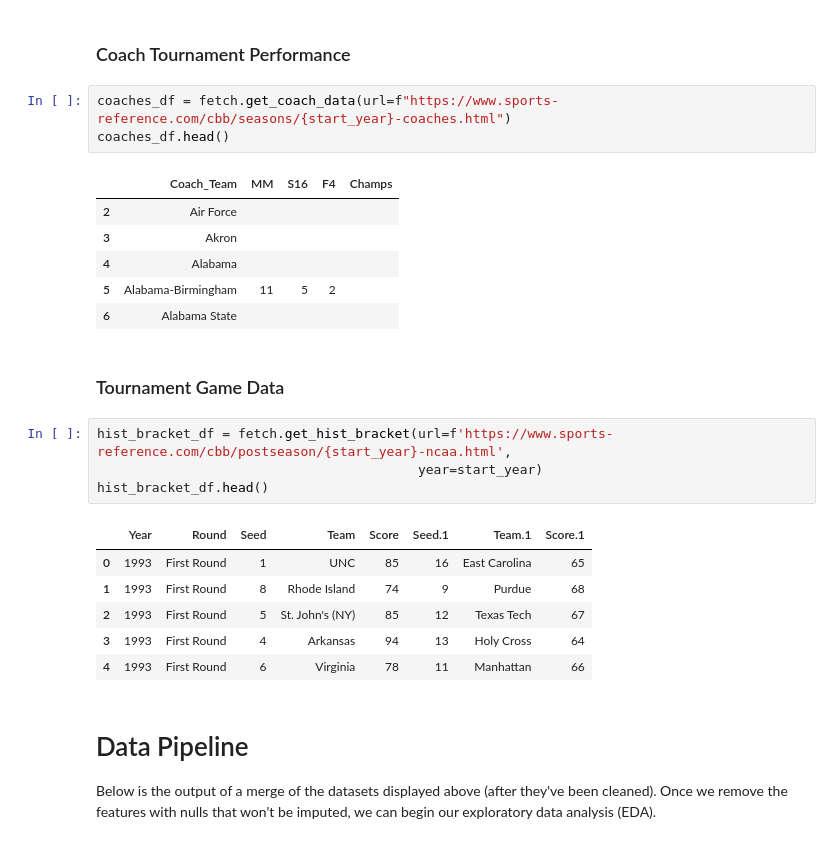
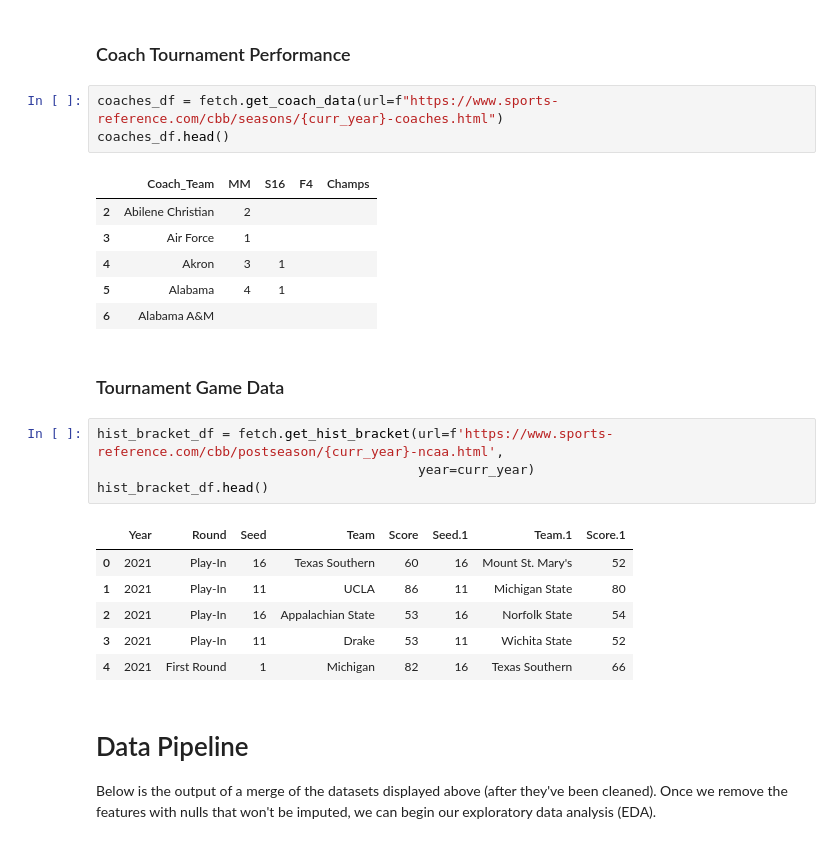
Before and after one commit to matthew-agard/March-Madness-Predictions, a Jupyter notebook: 2021/2021_March_Madness_Predictions.ipynb, the cells around one changed output. Saved outputs shown, nothing was run; the diff lists cells and outputs as text.

```diff
--- a/2021/2021_March_Madness_Predictions.ipynb
+++ b/2021/2021_March_Madness_Predictions.ipynb
@@ -102,28 +104,28 @@ rankings_df.head()
 # %% [markdown]
 ### Coach Tournament Performance
 # %%
-coaches_df = fetch.get_coach_data(url=f"https://www.sports-reference.com/cbb/seasons/{start_year}-coaches.html")
+coaches_df = fetch.get_coach_data(url=f"https://www.sports-reference.com/cbb/seasons/{curr_year}-coaches.html")
 coaches_df.head()
 # %% [output]
 |  | Coach_Team | MM | S16 | F4 | Champs |
-| 2 | Air Force |  |  |  |  |
-| 3 | Akron |  |  |  |  |
-| 4 | Alabama |  |  |  |  |
-| 5 | Alabama-Birmingham | 11 | 5 | 2 |  |
-| 6 | Alabama State |  |  |  |  |
+| 2 | Abilene Christian | 2 |  |  |  |
+| 3 | Air Force | 1 |  |  |  |
+| 4 | Akron | 3 | 1 |  |  |
+| 5 | Alabama | 4 | 1 |  |  |
+| 6 | Alabama A&M |  |  |  |  |
 # %% [markdown]
 ### Tournament Game Data
 # %%
-hist_bracket_df = fetch.get_hist_bracket(url=f'https://www.sports-reference.com/cbb/postseason/{start_year}-ncaa.html',
-                                         year=start_year)
+hist_bracket_df = fetch.get_hist_bracket(url=f'https://www.sports-reference.com/cbb/postseason/{curr_year}-ncaa.html',
+                                         year=curr_year)
 hist_bracket_df.head()
 # %% [output]
 |  | Year | Round | Seed | Team | Score | Seed.1 | Team.1 | Score.1 |
-| 0 | 1993 | First Round | 1 | UNC | 85 | 16 | East Carolina | 65 |
-| 1 | 1993 | First Round | 8 | Rhode Island | 74 | 9 | Purdue | 68 |
-| 2 | 1993 | First Round | 5 | St. John's (NY) | 85 | 12 | Texas Tech | 67 |
-| 3 | 1993 | First Round | 4 | Arkansas | 94 | 13 | Holy Cross | 64 |
-| 4 | 1993 | First Round | 6 | Virginia | 78 | 11 | Manhattan | 66 |
+| 0 | 2021 | Play-In | 16 | Texas Southern | 60 | 16 | Mount St. Mary's | 52 |
+| 1 | 2021 | Play-In | 11 | UCLA | 86 | 11 | Michigan State | 80 |
+| 2 | 2021 | Play-In | 16 | Appalachian State | 53 | 16 | Norfolk State | 54 |
+| 3 | 2021 | Play-In | 11 | Drake | 53 | 11 | Wichita State | 52 |
+| 4 | 2021 | First Round | 1 | Michigan | 82 | 16 | Texas Southern | 66 |
 # %% [markdown]
 # Data Pipeline
 
```
Also changed, not shown: parts of 30 cells of this notebook, 1 other file.
